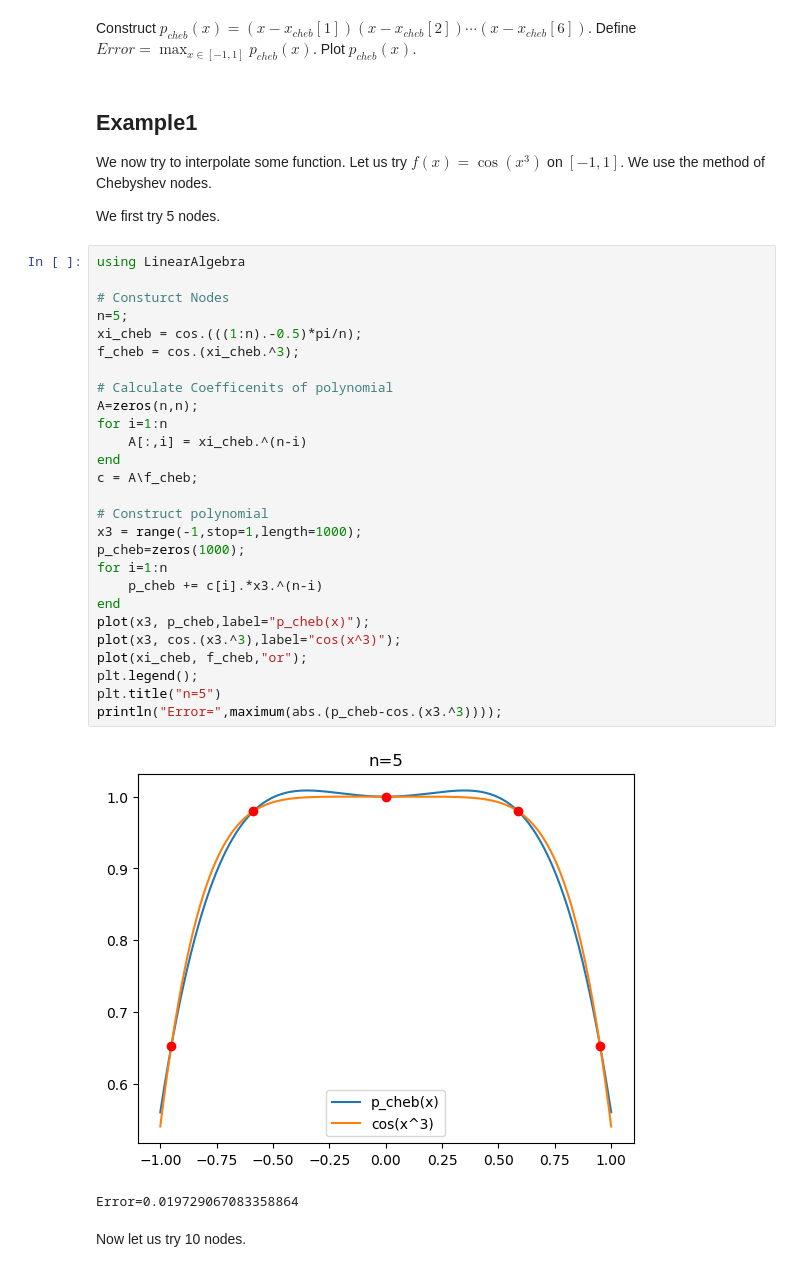
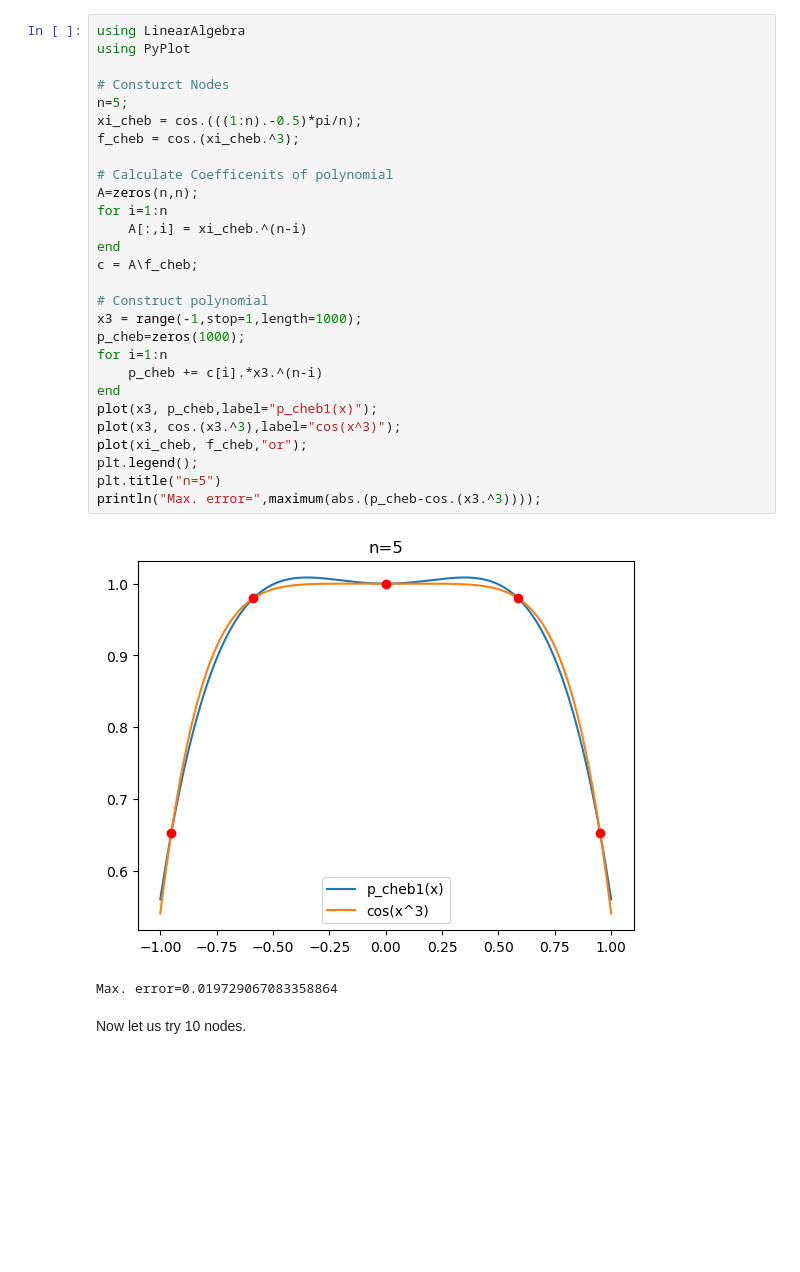
Before and after one commit to teshenglin/computational_mathematics, a Jupyter notebook: approximating_function_02.ipynb, the cells around one changed output. Drawn from its saved outputs; the diff is of its cells as text; blank space fills up the shorter version.

```diff
--- a/approximating_function_02.ipynb
+++ b/approximating_function_02.ipynb
@@ -119,41 +56,34 @@ xi_cheb = cos.(((1:n).-0.5)*pi/n)
-# %% [markdown]
-Construct $p_{cheb}(x)=(x-x_{cheb}[1])(x-x_{cheb}[2])\cdots(x-x_{cheb}[6])$. Define $Error = \displaystyle\max_{x\in [-1,1]}p_{cheb}(x)$. Plot $p_{cheb}(x)$.
-# %% [markdown]
-## Example1
-We now try to interpolate some function. Let us try $f(x) = \cos(x^3)$ on $[-1,1]$.
-We use the method of Chebyshev nodes.
-
-We first try 5 nodes.
 # %%
 using LinearAlgebra
+using PyPlot
 
 # Consturct Nodes
 n=5;
 xi_cheb = cos.(((1:n).-0.5)*pi/n);
 f_cheb = cos.(xi_cheb.^3);
 
 # Calculate Coefficenits of polynomial
 A=zeros(n,n);
 for i=1:n
     A[:,i] = xi_cheb.^(n-i)
 end
 c = A\f_cheb;
 
 # Construct polynomial
 x3 = range(-1,stop=1,length=1000);
 p_cheb=zeros(1000);
 for i=1:n
     p_cheb += c[i].*x3.^(n-i)
 end
-plot(x3, p_cheb,label="p_cheb(x)");
+plot(x3, p_cheb,label="p_cheb1(x)");
 plot(x3, cos.(x3.^3),label="cos(x^3)");
 plot(xi_cheb, f_cheb,"or");
 plt.legend();
 plt.title("n=5")
-println("Error=",maximum(abs.(p_cheb-cos.(x3.^3))));
+println("Max. error=",maximum(abs.(p_cheb-cos.(x3.^3))));
 # %% [output]
-[figure, old version]
+[figure, new version]
-Error=0.019729067083358864
+Max. error=0.019729067083358864
 # %% [markdown]
 Now let us try 10 nodes.
 # %%
```
Also changed, not shown: parts of 22 cells of this notebook, 1 other file.
